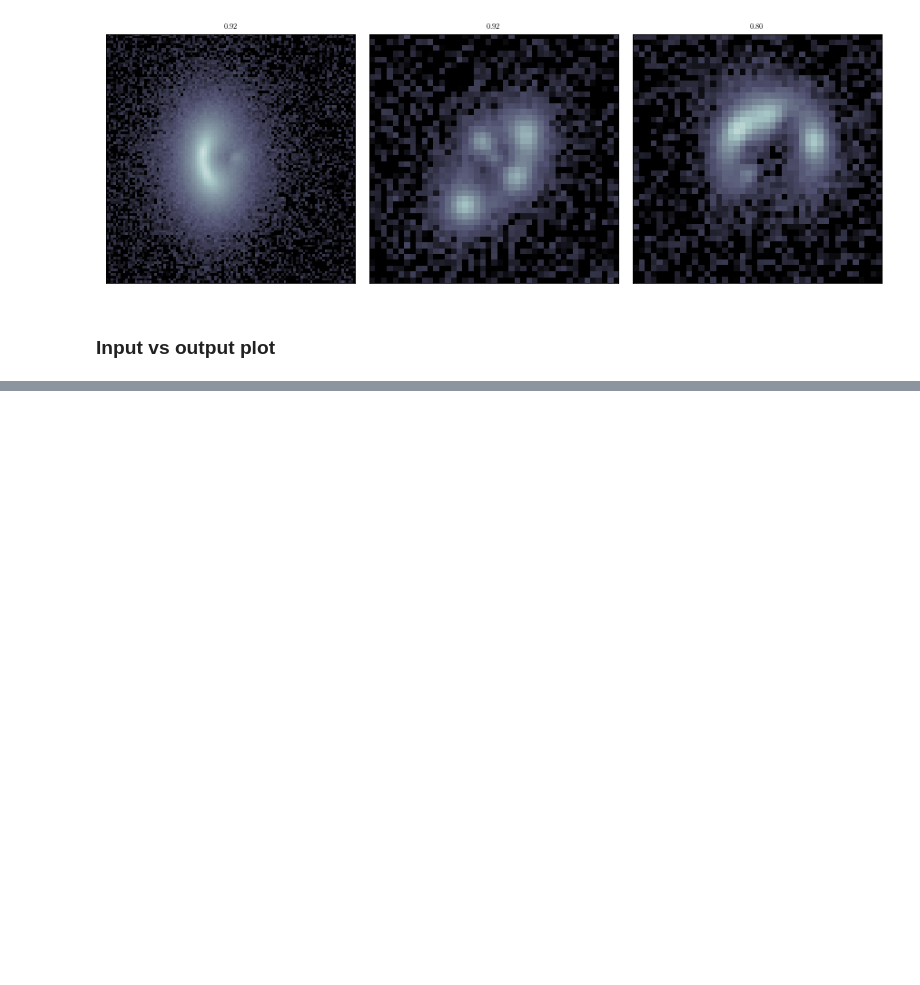
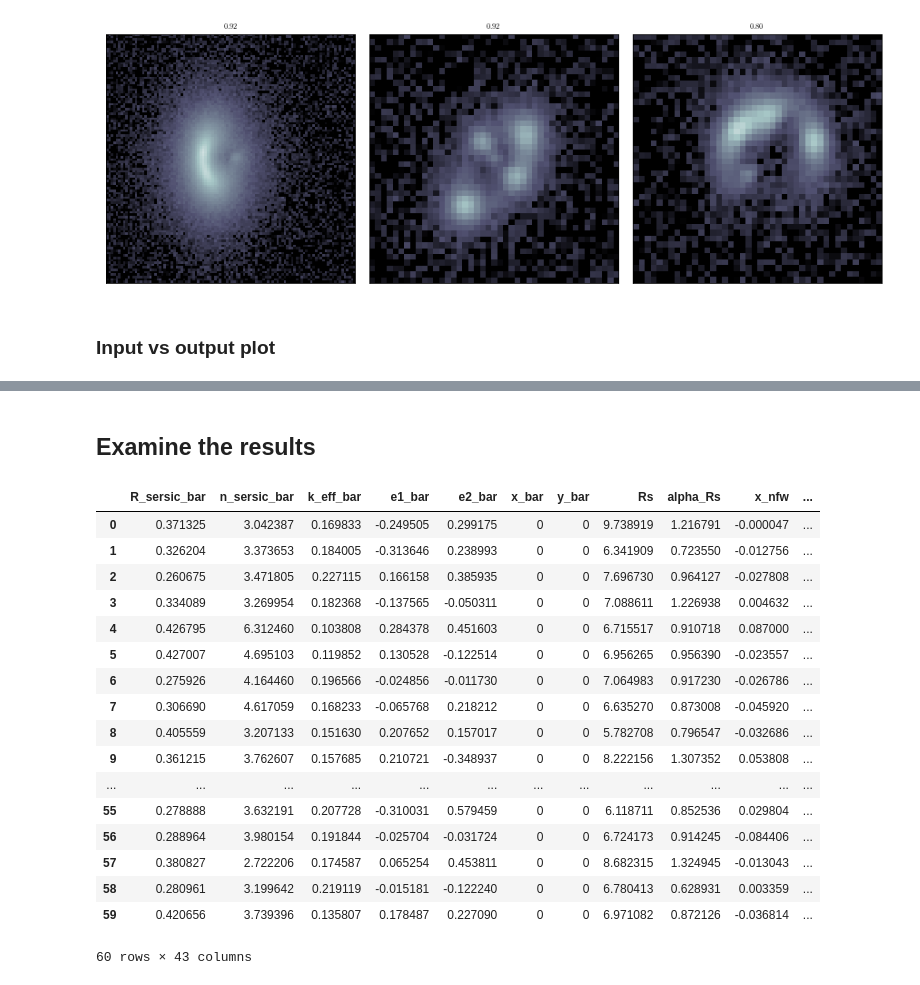
Before and after one commit to nataliehogg/analosis, a Jupyter notebook: analosis/notebooks/analosis_notebook.ipynb, the cells around one changed output, grey strips where cells are left out. Saved outputs shown, nothing was run; the diff lists cells and outputs as text; code cells hidden in the pictures; blank space fills up the shorter version.

```diff
--- a/analosis/notebooks/analosis_notebook.ipynb
+++ b/analosis/notebooks/analosis_notebook.ipynb
@@ -117,0 +120,26 @@ AssertionError: Chain has shape (0, 2), which means it has 0 steps!
+# %% [markdown]
+## Examine the results
+# %%
+import pandas as pd
+path = '/Users/pierrefleury/GitHub/analosis/analosis/results/datasets/'
+kwargs = pd.read_csv(path + '/input_kwargs.csv')
+kwargs
+# %% [output]
+|  | R_sersic_bar | n_sersic_bar | k_eff_bar | e1_bar | e2_bar | x_bar | y_bar | Rs | alpha_Rs | x_nfw | ... |
+| 0 | 0.371325 | 3.042387 | 0.169833 | -0.249505 | 0.299175 | 0 | 0 | 9.738919 | 1.216791 | -0.000047 | ... |
+| 1 | 0.326204 | 3.373653 | 0.184005 | -0.313646 | 0.238993 | 0 | 0 | 6.341909 | 0.723550 | -0.012756 | ... |
+| 2 | 0.260675 | 3.471805 | 0.227115 | 0.166158 | 0.385935 | 0 | 0 | 7.696730 | 0.964127 | -0.027808 | ... |
+| 3 | 0.334089 | 3.269954 | 0.182368 | -0.137565 | -0.050311 | 0 | 0 | 7.088611 | 1.226938 | 0.004632 | ... |
+| 4 | 0.426795 | 6.312460 | 0.103808 | 0.284378 | 0.451603 | 0 | 0 | 6.715517 | 0.910718 | 0.087000 | ... |
+| 5 | 0.427007 | 4.695103 | 0.119852 | 0.130528 | -0.122514 | 0 | 0 | 6.956265 | 0.956390 | -0.023557 | ... |
+| 6 | 0.275926 | 4.164460 | 0.196566 | -0.024856 | -0.011730 | 0 | 0 | 7.064983 | 0.917230 | -0.026786 | ... |
+| 7 | 0.306690 | 4.617059 | 0.168233 | -0.065768 | 0.218212 | 0 | 0 | 6.635270 | 0.873008 | -0.045920 | ... |
+| 8 | 0.405559 | 3.207133 | 0.151630 | 0.207652 | 0.157017 | 0 | 0 | 5.782708 | 0.796547 | -0.032686 | ... |
+| 9 | 0.361215 | 3.762607 | 0.157685 | 0.210721 | -0.348937 | 0 | 0 | 8.222156 | 1.307352 | 0.053808 | ... |
+| ... | ... | ... | ... | ... | ... | ... | ... | ... | ... | ... | ... |
+| 55 | 0.278888 | 3.632191 | 0.207728 | -0.310031 | 0.579459 | 0 | 0 | 6.118711 | 0.852536 | 0.029804 | ... |
+| 56 | 0.288964 | 3.980154 | 0.191844 | -0.025704 | -0.031724 | 0 | 0 | 6.724173 | 0.914245 | -0.084406 | ... |
+| 57 | 0.380827 | 2.722206 | 0.174587 | 0.065254 | 0.453811 | 0 | 0 | 8.682315 | 1.324945 | -0.013043 | ... |
+| 58 | 0.280961 | 3.199642 | 0.219119 | -0.015181 | -0.122240 | 0 | 0 | 6.780413 | 0.628931 | 0.003359 | ... |
+| 59 | 0.420656 | 3.739396 | 0.135807 | 0.178487 | 0.227090 | 0 | 0 | 6.971082 | 0.872126 | -0.036814 | ... |
+60 rows × 43 columns
```
Also changed, not shown: parts of 2 cells of this notebook, 2 other files.
